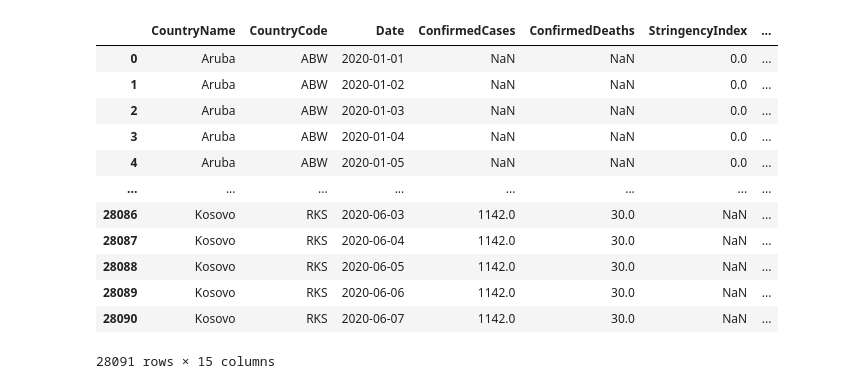
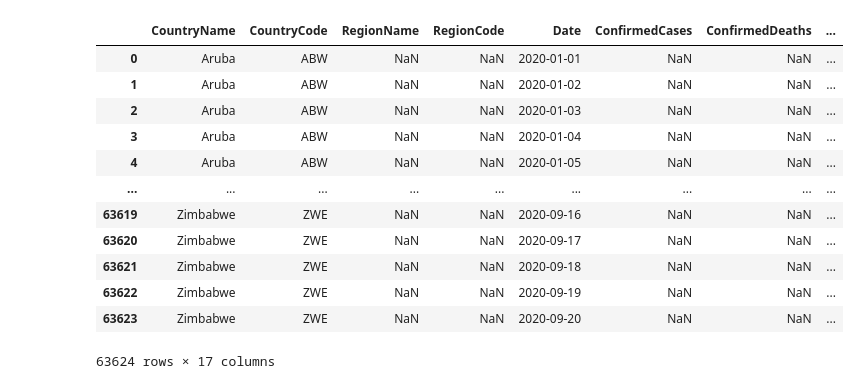
Before and after one commit to andrewcgaitskell/virus-data-voila, a Jupyter notebook: notebooks/Get/OxCGRT_latestWget.ipynb, the cells around one changed output. Drawn from its saved outputs; the diff is of its cells as text; code cells hidden in the pictures.

Commit message:
creating country region table

```diff
--- a/notebooks/Get/OxCGRT_latestWget.ipynb
+++ b/notebooks/Get/OxCGRT_latestWget.ipynb
@@ -34,22 +35,22 @@ Index(['CountryName', 'CountryCode', 'Date', 'C1_School closing', 'C1_Flag',
 # %%
 os.remove(filename)
 # %%
-indextrends = si_detailed[['CountryName', 'CountryCode', 'Date','ConfirmedCases', 'ConfirmedDeaths', 'StringencyIndex', 'StringencyIndexForDisplay', 'StringencyLegacyIndex','StringencyLegacyIndexForDisplay', 'GovernmentResponseIndex','GovernmentResponseIndexForDisplay', 'ContainmentHealthIndex','ContainmentHealthIndexForDisplay', 'EconomicSupportIndex','EconomicSupportIndexForDisplay']].copy()
+indextrends = si_detailed[['CountryName', 'CountryCode','RegionName', 'RegionCode', 'Date','ConfirmedCases', 'ConfirmedDeaths', 'StringencyIndex', 'StringencyIndexForDisplay', 'StringencyLegacyIndex','StringencyLegacyIndexForDisplay', 'GovernmentResponseIndex','GovernmentResponseIndexForDisplay', 'ContainmentHealthIndex','ContainmentHealthIndexForDisplay', 'EconomicSupportIndex','EconomicSupportIndexForDisplay']].copy()
 indextrends
 # %% [output]
-|  | CountryName | CountryCode | Date | ConfirmedCases | ConfirmedDeaths | StringencyIndex | ... |
-| 0 | Aruba | ABW | 2020-01-01 | NaN | NaN | 0.0 | ... |
-| 1 | Aruba | ABW | 2020-01-02 | NaN | NaN | 0.0 | ... |
-| 2 | Aruba | ABW | 2020-01-03 | NaN | NaN | 0.0 | ... |
-| 3 | Aruba | ABW | 2020-01-04 | NaN | NaN | 0.0 | ... |
-| 4 | Aruba | ABW | 2020-01-05 | NaN | NaN | 0.0 | ... |
-| ... | ... | ... | ... | ... | ... | ... | ... |
-| 28086 | Kosovo | RKS | 2020-06-03 | 1142.0 | 30.0 | NaN | ... |
-| 28087 | Kosovo | RKS | 2020-06-04 | 1142.0 | 30.0 | NaN | ... |
-| 28088 | Kosovo | RKS | 2020-06-05 | 1142.0 | 30.0 | NaN | ... |
-| 28089 | Kosovo | RKS | 2020-06-06 | 1142.0 | 30.0 | NaN | ... |
-| 28090 | Kosovo | RKS | 2020-06-07 | 1142.0 | 30.0 | NaN | ... |
+|  | CountryName | CountryCode | RegionName | RegionCode | Date | ConfirmedCases | ConfirmedDeaths | ... |
+| 0 | Aruba | ABW | NaN | NaN | 2020-01-01 | NaN | NaN | ... |
+| 1 | Aruba | ABW | NaN | NaN | 2020-01-02 | NaN | NaN | ... |
+| 2 | Aruba | ABW | NaN | NaN | 2020-01-03 | NaN | NaN | ... |
+| 3 | Aruba | ABW | NaN | NaN | 2020-01-04 | NaN | NaN | ... |
+| 4 | Aruba | ABW | NaN | NaN | 2020-01-05 | NaN | NaN | ... |
+| ... | ... | ... | ... | ... | ... | ... | ... | ... |
+| 63619 | Zimbabwe | ZWE | NaN | NaN | 2020-09-16 | NaN | NaN | ... |
+| 63620 | Zimbabwe | ZWE | NaN | NaN | 2020-09-17 | NaN | NaN | ... |
+| 63621 | Zimbabwe | ZWE | NaN | NaN | 2020-09-18 | NaN | NaN | ... |
+| 63622 | Zimbabwe | ZWE | NaN | NaN | 2020-09-19 | NaN | NaN | ... |
+| 63623 | Zimbabwe | ZWE | NaN | NaN | 2020-09-20 | NaN | NaN | ... |
-28091 rows × 15 columns
+63624 rows × 17 columns
 # %%
 all_latest_columns_list = indextrends.columns.tolist()
 all_latest_columns_list.remove('CountryName')
```
Also changed, not shown: parts of 9 cells of this notebook, 9 other files.
